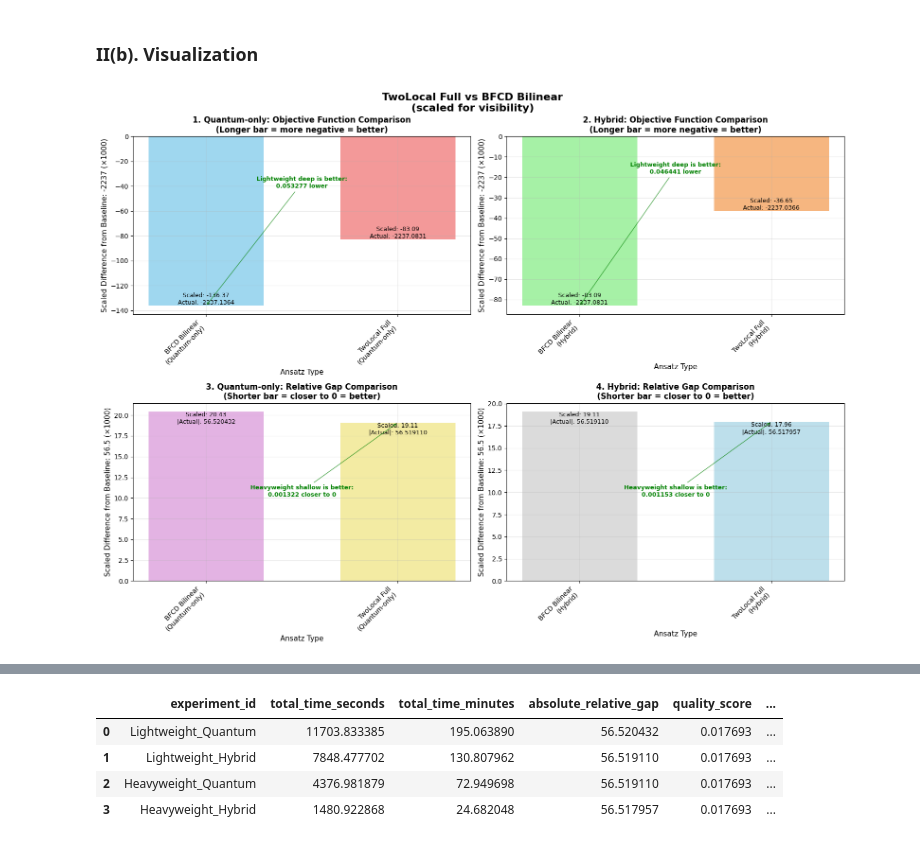
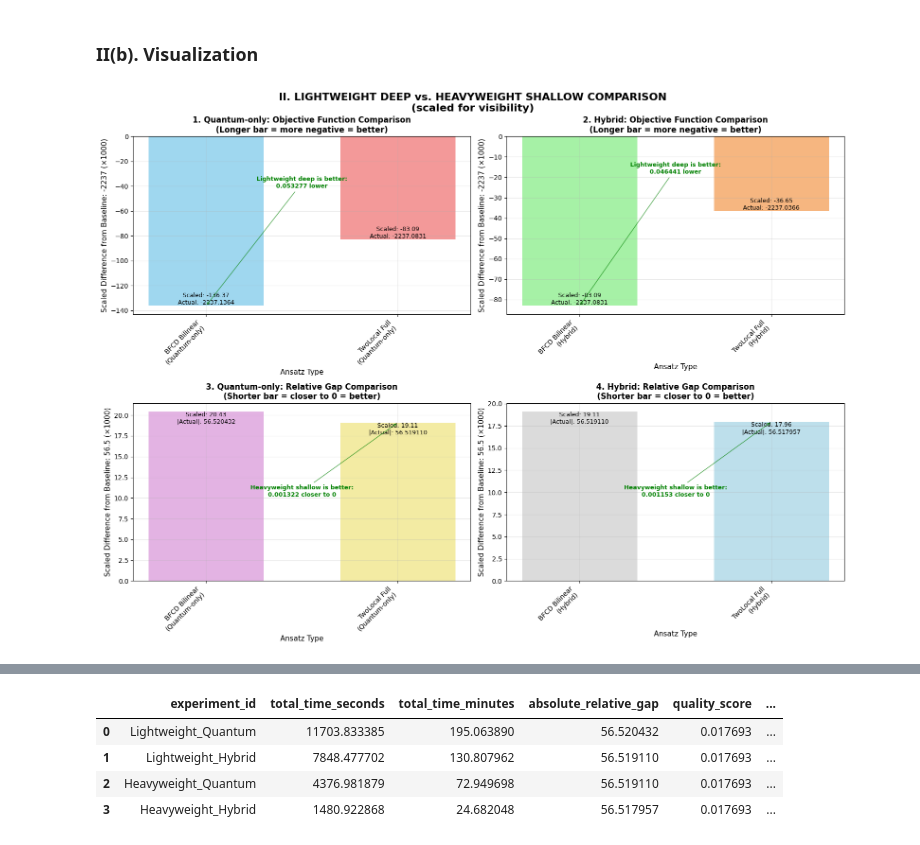
Before and after one commit to lawun330/quantum-portfolio-optimization-remake, a Jupyter notebook: project/approach_analysis.ipynb, the cells around one changed output, grey strips where cells are left out. Cells and saved outputs as stored; diff of their text form; code cells hidden in the pictures.

Commit message:
Update plot titles and markdown

```diff
--- a/project/approach_analysis.ipynb
+++ b/project/approach_analysis.ipynb
@@ -1073,7 +1073,7 @@ heavyweight quantum:
 # %%
 # create visualization
 fig, axes = plt.subplots(2, 2, figsize=(16, 12))
-fig.suptitle('TwoLocal Full vs BFCD Bilinear\n(scaled for visibility)', fontsize=16, fontweight='bold')
+fig.suptitle('II. LIGHTWEIGHT DEEP vs. HEAVYWEIGHT SHALLOW COMPARISON\n(scaled for visibility)', fontsize=16, fontweight='bold')
 
 # extract data from comparison DataFrame
 lw_quantum = df_comparison[df_comparison['experiment_id'] == 'Lightweight_Quantum'].iloc[0]
@@ -1267,34 +1267,34 @@ axes[1, 1].set_xticks(x)
 axes[1, 1].set_xticklabels(ansatz_types_hybrid, rotation=45, ha='right', fontsize=10)
 axes[1, 1].grid(True, alpha=0.3)
 
 # add value labels on bars (show both scaled and original values)
 for bar, val_display, val_orig, val_abs in zip(bars, hybrid_gaps_display, hybrid_gaps_orig, hybrid_gaps_abs):
     height = bar.get_height()
     axes[1, 1].text(bar.get_x() + bar.get_width()/2., height,
                     f'Scaled: {val_display:.2f}\n|Actual|: {val_abs:.6f}',
                     ha='center', va='top', fontsize=9)
 
 # add comparison annotation - for gaps, closer to 0 (shorter bar) is better
 gap_improvement = abs(lw_hybrid['step4_relative_gap']) - abs(hw_hybrid['step4_relative_gap'])
 if gap_improvement > 0:
     # TwoLocal is better (higher BFCD value - lower TwoLocal value)
     axes[1, 1].annotate(f'Heavyweight shallow is better:\n{abs(gap_improvement):.6f} closer to 0',
                        xy=(1, hybrid_gaps_display[1]), xytext=(0.5, max(hybrid_gaps_display)*0.5),
                        arrowprops=dict(arrowstyle='->', color='green', alpha=0.7),
                        fontsize=9, ha='center', color='green', fontweight='bold')
 else:
     # BFCD is better (lower BFCD value - higher TwoLocal value)
     axes[1, 1].annotate(f'Lightweight deep is better:\n{abs(gap_improvement):.6f} closer to 0',
                        xy=(0, hybrid_gaps_display[0]), xytext=(0.5, max(hybrid_gaps_display)*0.5),
                        arrowprops=dict(arrowstyle='->', color='red', alpha=0.7),
                        fontsize=9, ha='center', color='red', fontweight='bold')
 
 ######################################################################################
 
 plt.tight_layout()
 plt.show()
 # %% [output]
-[figure, old version]
+[figure, new version]
 # %% [markdown]
 ### II(c). Conclusion
 
```
Also changed, not shown: parts of 6 cells of this notebook.
